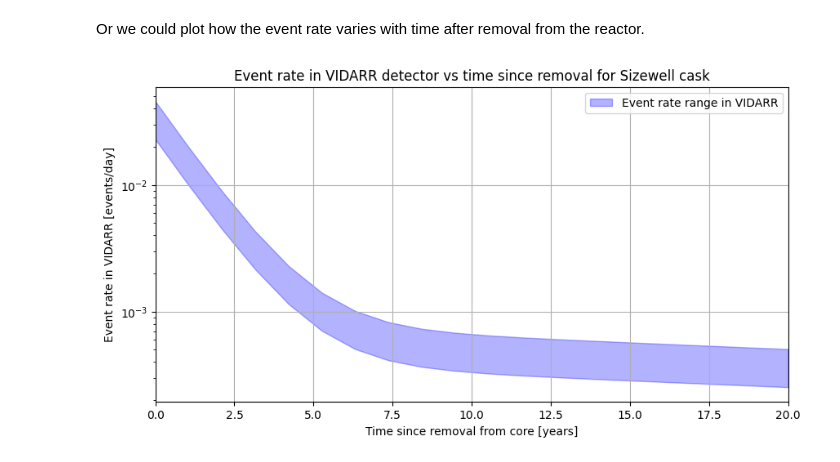
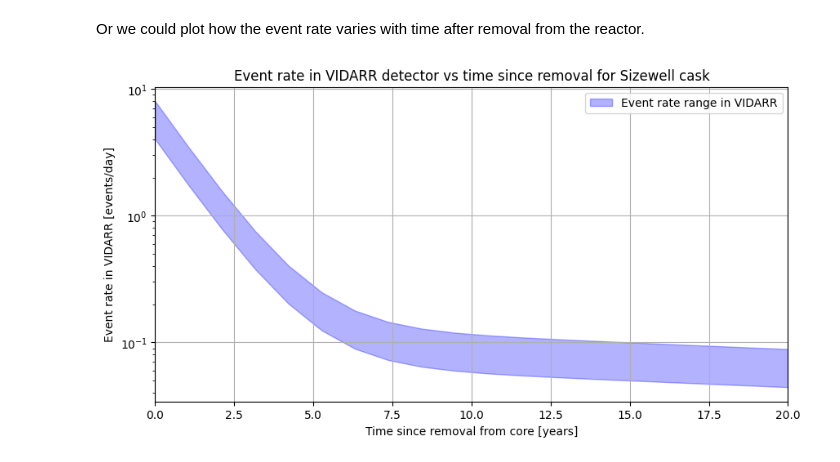
Before and after one commit to ekneale/SNF-simulations, a Jupyter notebook: docs/user_guide/flux.ipynb, the cells around one changed output. Cells and saved outputs as stored; diff of their text form; code cells hidden in the pictures.

```diff
--- a/docs/user_guide/flux.ipynb
+++ b/docs/user_guide/flux.ipynb
@@ -7,10 +7,8 @@ Once we've created a `Cask` object, we can use the {py:func}`get_total_spectrum
 # %%
 from snf_simulations.cask import Cask
 
-# Create a Cask object for 100 kg of SNF from the Sizewell reactor
-reactor = "sizewell"
-mass = 10000  # 10 tonnes
-cask = Cask.from_reactor(reactor, total_mass=mass)
+# Create a Cask object for 10 tonnes of SNF from the Sizewell reactor
+cask = Cask.from_tabqfile('example.tbQ', total_mass=10000, name='Sizewell')
 print(cask)
 
 cooling_time = 0.5  # years
@@ -121,34 +119,39 @@ distance = 40  # meters
 
 event_rates = []
 for cooling_time in cooling_times:
-    total_spec = cask.get_total_spectrum(cooling_time=cooling_time)
+    if cooling_time == 0:
+        # Since minimum cooling time is 24 hours, we can't ask for 0.
+        # Here the default will use the 24 hour time.
+        total_spec = cask.get_total_spectrum()
+    else:
+        total_spec = cask.get_total_spectrum(cooling_time=cooling_time)
     total_flux = total_spec.integrate(lower_energy=1806)
     flux_at_distance = calculate_flux_at_distance(total_flux, distance)
     rate_lower, rate_upper = calculate_event_rate(flux_at_distance, 0.2, 0.4)
     event_rates.append((rate_lower * 60 * 60 * 24, rate_upper * 60 * 60 * 24))
 event_rates = np.array(event_rates)
 
 figure = plt.figure(figsize=(10, 5))
 axes = figure.add_subplot(1, 1, 1)
 axes.fill_between(
     cooling_times,
     event_rates[:, 0],
     event_rates[:, 1],
     color="blue",
     alpha=0.3,
     label="Event rate range in VIDARR",
 )
 axes.set_xlim(0, 20)
 axes.set_xlabel("Time since removal from core [years]")
 axes.set_ylabel("Event rate in VIDARR [events/day]")
 axes.set_title(
     f"Event rate in VIDARR detector vs time since removal "
-    f"for {reactor.capitalize()} cask"
+    f"for {cask.name} cask"
 )
 axes.set_yscale("log")
 axes.grid()
 axes.legend()
 
 plt.show()
 # %% [output]
-[figure, old version]
+[figure, new version]
```
Also changed, not shown: parts of 5 cells of this notebook, 6 other files.
